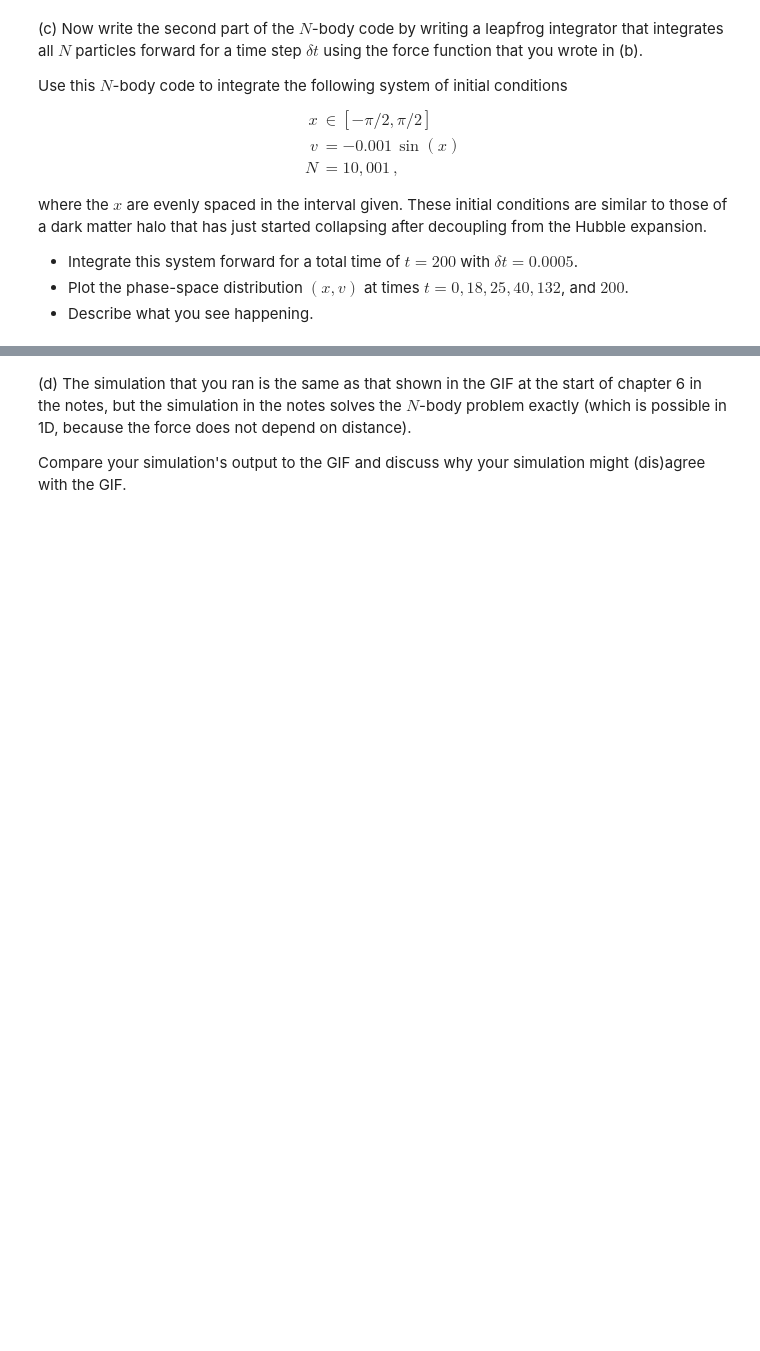
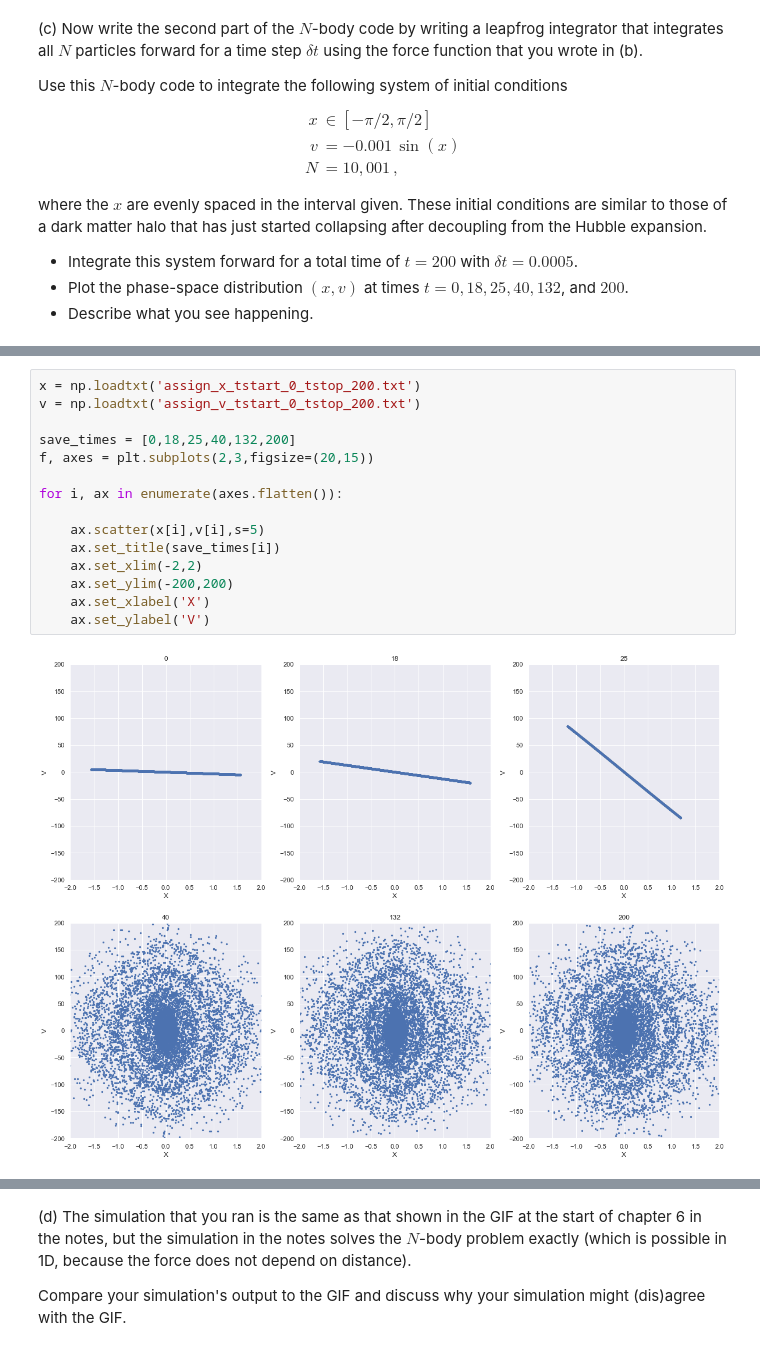
Before and after one commit to AstroLudwig/AST1420, a Jupyter notebook: Assignment3/Assignment3.ipynb, the cells around one changed output, grey strips where cells are left out. Drawn from its saved outputs; the diff is of its cells as text; blank space fills up the shorter version.

```diff
--- a/Assignment3/Assignment3.ipynb
+++ b/Assignment3/Assignment3.ipynb
@@ -264,0 +314,17 @@ t/0.0005  * .29 /60  / 60
+# %%
+x = np.loadtxt('assign_x_tstart_0_tstop_200.txt')
+v = np.loadtxt('assign_v_tstart_0_tstop_200.txt')
+
+save_times = [0,18,25,40,132,200]
+f, axes = plt.subplots(2,3,figsize=(20,15))
+
+for i, ax in enumerate(axes.flatten()):
+
+    ax.scatter(x[i],v[i],s=5)
+    ax.set_title(save_times[i])
+    ax.set_xlim(-2,2)
+    ax.set_ylim(-200,200)
+    ax.set_xlabel('X')
+    ax.set_ylabel('V')
+# %% [output]
+[figure, added]
```
Also changed, not shown: parts of 25 cells of this notebook, 1 other file.
